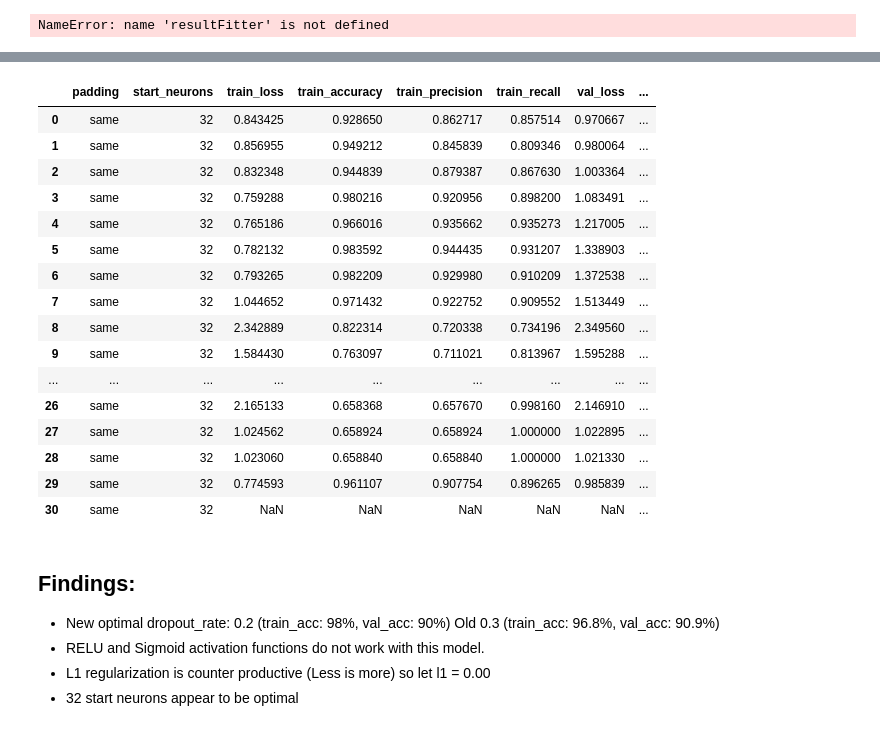
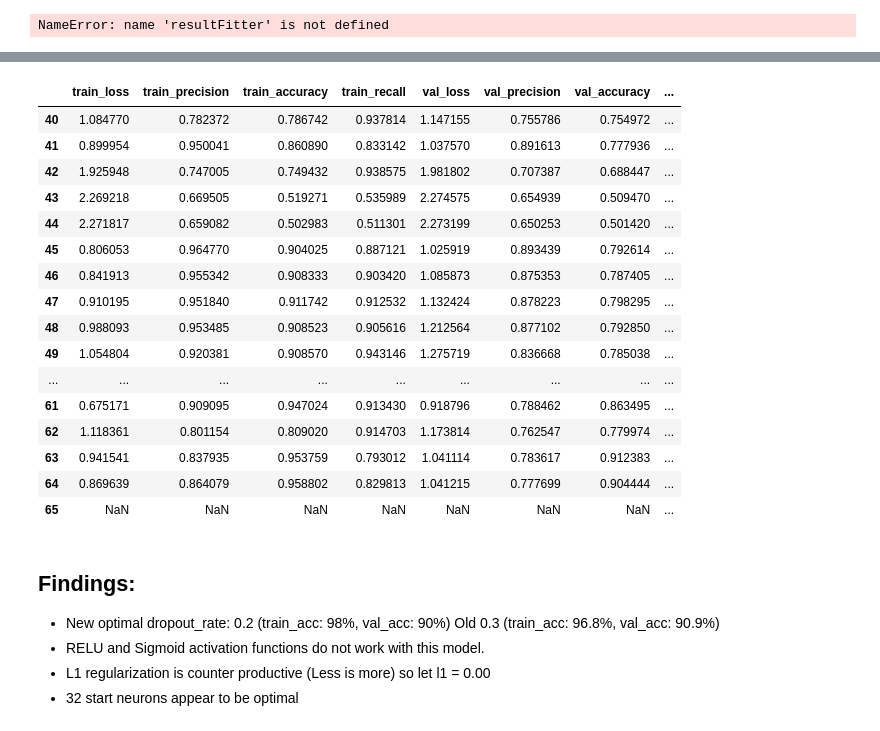
Before and after one commit to tss95/MasterThesis3, a Jupyter notebook: Notebooks/Modeling/ViewResultFile.ipynb, the cells around one changed output, grey strips where cells are left out. Saved outputs shown, nothing was run; the diff lists cells and outputs as text; code cells hidden in the pictures.

```diff
--- a/Notebooks/Modeling/ViewResultFile.ipynb
+++ b/Notebooks/Modeling/ViewResultFile.ipynb
@@ -48,0 +47,29 @@ df = GridSearchResultProcessor().get_results_df_by_name(result_file_name, 2)
+# %%
+def f1_score(precision, recall):
+    f1 = 2*((precision*recall)/(precision + recall))
+    return f1
+
+def create_f1_list(precision_df, recall_df):
+    f1 = []
+    for i in range(len(precision_df)):
+        f1.append(f1_score(precision_df.loc[i], recall_df.loc[i]))
+    return f1
+
+result_file_name = 'results_LSTM_NARROW_noiseNotNoise_timeAug_sscale_noiseAug_earlyS.csv'
+df = GridSearchResultProcessor().get_results_df_by_name(result_file_name, 2)
+pd.set_option('display.max_rows', None)
+pd.set_option('display.max_columns', None)
+pd.set_option('display.width', None)
+pd.set_option('display.max_colwidth', None)
+
+df_f1 = df.copy()
+df_f1.columns=df_f1.columns.str.strip()
+all_train_precision = df_f1['train_precision']
+all_train_recall = df_f1['train_recall']
+all_val_precision = df_f1['val_precision']
+all_val_recall = df_f1['val_recall']
+f1_train = create_f1_list(all_train_precision, all_train_recall)
+f1_val = create_f1_list(all_val_precision, all_val_recall)
+df_f1['train_f1'] = f1_train
+df_f1['val_f1'] = f1_val
+df_f1
@@ -69,23 +93,23 @@ df[df.columns[:15]]
 # %%
-df[df.columns[13:]]
+df[df.columns[15:]].iloc[40:]
 # %% [output]
-|  | padding | start_neurons | train_loss | train_accuracy | train_precision | train_recall | val_loss | ... |
-| 0 | same | 32 | 0.843425 | 0.928650 | 0.862717 | 0.857514 | 0.970667 | ... |
-| 1 | same | 32 | 0.856955 | 0.949212 | 0.845839 | 0.809346 | 0.980064 | ... |
-| 2 | same | 32 | 0.832348 | 0.944839 | 0.879387 | 0.867630 | 1.003364 | ... |
-| 3 | same | 32 | 0.759288 | 0.980216 | 0.920956 | 0.898200 | 1.083491 | ... |
-| 4 | same | 32 | 0.765186 | 0.966016 | 0.935662 | 0.935273 | 1.217005 | ... |
-| 5 | same | 32 | 0.782132 | 0.983592 | 0.944435 | 0.931207 | 1.338903 | ... |
-| 6 | same | 32 | 0.793265 | 0.982209 | 0.929980 | 0.910209 | 1.372538 | ... |
-| 7 | same | 32 | 1.044652 | 0.971432 | 0.922752 | 0.909552 | 1.513449 | ... |
-| 8 | same | 32 | 2.342889 | 0.822314 | 0.720338 | 0.734196 | 2.349560 | ... |
-| 9 | same | 32 | 1.584430 | 0.763097 | 0.711021 | 0.813967 | 1.595288 | ... |
+|  | train_loss | train_precision | train_accuracy | train_recall | val_loss | val_precision | val_accuracy | ... |
+| 40 | 1.084770 | 0.782372 | 0.786742 | 0.937814 | 1.147155 | 0.755786 | 0.754972 | ... |
+| 41 | 0.899954 | 0.950041 | 0.860890 | 0.833142 | 1.037570 | 0.891613 | 0.777936 | ... |
+| 42 | 1.925948 | 0.747005 | 0.749432 | 0.938575 | 1.981802 | 0.707387 | 0.688447 | ... |
+| 43 | 2.269218 | 0.669505 | 0.519271 | 0.535989 | 2.274575 | 0.654939 | 0.509470 | ... |
+| 44 | 2.271817 | 0.659082 | 0.502983 | 0.511301 | 2.273199 | 0.650253 | 0.501420 | ... |
+| 45 | 0.806053 | 0.964770 | 0.904025 | 0.887121 | 1.025919 | 0.893439 | 0.792614 | ... |
+| 46 | 0.841913 | 0.955342 | 0.908333 | 0.903420 | 1.085873 | 0.875353 | 0.787405 | ... |
+| 47 | 0.910195 | 0.951840 | 0.911742 | 0.912532 | 1.132424 | 0.878223 | 0.798295 | ... |
+| 48 | 0.988093 | 0.953485 | 0.908523 | 0.905616 | 1.212564 | 0.877102 | 0.792850 | ... |
+| 49 | 1.054804 | 0.920381 | 0.908570 | 0.943146 | 1.275719 | 0.836668 | 0.785038 | ... |
 | ... | ... | ... | ... | ... | ... | ... | ... | ... |
-| 26 | same | 32 | 2.165133 | 0.658368 | 0.657670 | 0.998160 | 2.146910 | ... |
-| 27 | same | 32 | 1.024562 | 0.658924 | 0.658924 | 1.000000 | 1.022895 | ... |
-| 28 | same | 32 | 1.023060 | 0.658840 | 0.658840 | 1.000000 | 1.021330 | ... |
-| 29 | same | 32 | 0.774593 | 0.961107 | 0.907754 | 0.896265 | 0.985839 | ... |
-| 30 | same | 32 | NaN | NaN | NaN | NaN | NaN | ... |
+| 61 | 0.675171 | 0.909095 | 0.947024 | 0.913430 | 0.918796 | 0.788462 | 0.863495 | ... |
+| 62 | 1.118361 | 0.801154 | 0.809020 | 0.914703 | 1.173814 | 0.762547 | 0.779974 | ... |
+| 63 | 0.941541 | 0.837935 | 0.953759 | 0.793012 | 1.041114 | 0.783617 | 0.912383 | ... |
+| 64 | 0.869639 | 0.864079 | 0.958802 | 0.829813 | 1.041215 | 0.777699 | 0.904444 | ... |
+| 65 | NaN | NaN | NaN | NaN | NaN | NaN | NaN | ... |
 # %% [markdown]
 ## Findings:
  - New optimal dropout_rate: 0.2 (train_acc: 98%, val_acc: 90%) Old 0.3 (train_acc: 96.8%, val_acc: 90.9%)
```
Also changed, not shown: parts of 18 cells of this notebook, 9 other files.
